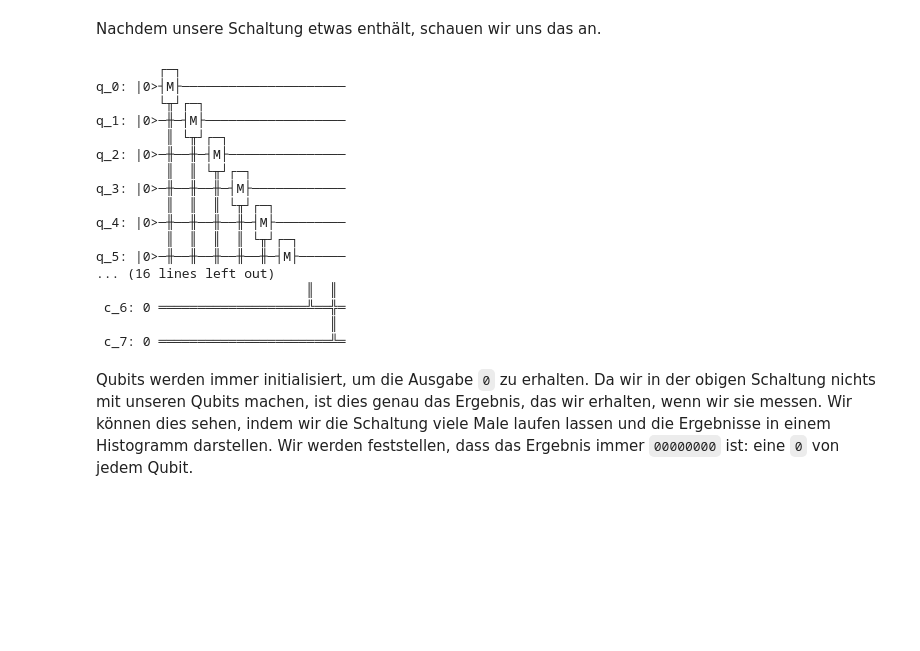
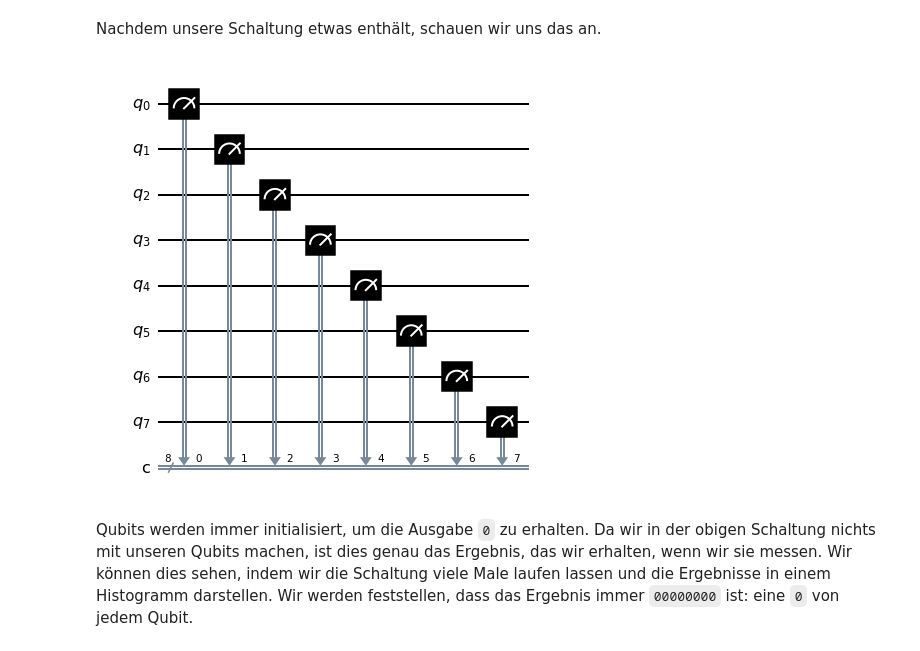
Before and after one commit to czachow/qcmb-training, a Jupyter notebook: content/01-Uebersicht_Einfuehrung.ipynb, the cells around one changed output. Drawn from its saved outputs; the diff is of its cells as text; code cells hidden in the pictures; blank space fills up the shorter version.

````diff
--- a/content/01-Uebersicht_Einfuehrung.ipynb
+++ b/content/01-Uebersicht_Einfuehrung.ipynb
@@ -220,25 +229,9 @@ for j in range(n):
 # %% [markdown]
 Nachdem unsere Schaltung etwas enthält, schauen wir uns das an.
 # %%
-qc_output.draw()
+qc_output.draw("mpl")
 # %% [output]
-        ┌─┐
-q_0: |0>┤M├─────────────────────
-        └╥┘┌─┐
-q_1: |0>─╫─┤M├──────────────────
-         ║ └╥┘┌─┐
-q_2: |0>─╫──╫─┤M├───────────────
-         ║  ║ └╥┘┌─┐
-q_3: |0>─╫──╫──╫─┤M├────────────
-         ║  ║  ║ └╥┘┌─┐
-q_4: |0>─╫──╫──╫──╫─┤M├─────────
-         ║  ║  ║  ║ └╥┘┌─┐
-q_5: |0>─╫──╫──╫──╫──╫─┤M├──────
-... (16 lines left out)
-                           ║  ║
- c_6: 0 ═══════════════════╩══╬═
-                              ║
- c_7: 0 ══════════════════════╩═
+[figure, added]
 # %% [markdown]
  Qubits werden immer initialisiert, um die Ausgabe ```0``` zu erhalten.
  Da wir in der obigen Schaltung nichts mit unseren Qubits machen, ist dies genau das Ergebnis, das wir erhalten, wenn wir sie messen.
````
Also changed, not shown: parts of 30 cells of this notebook, 4 other files.
